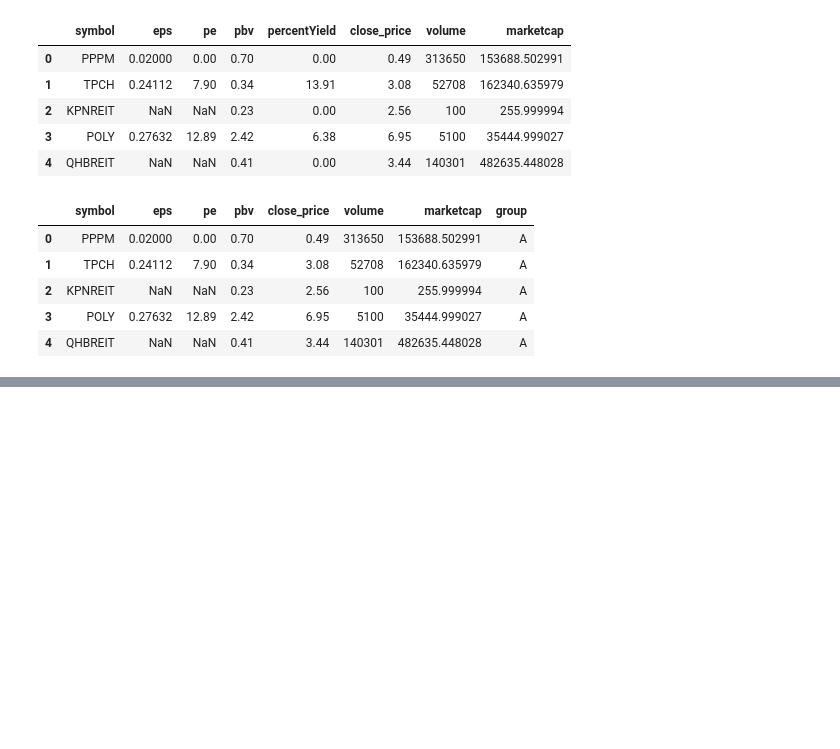
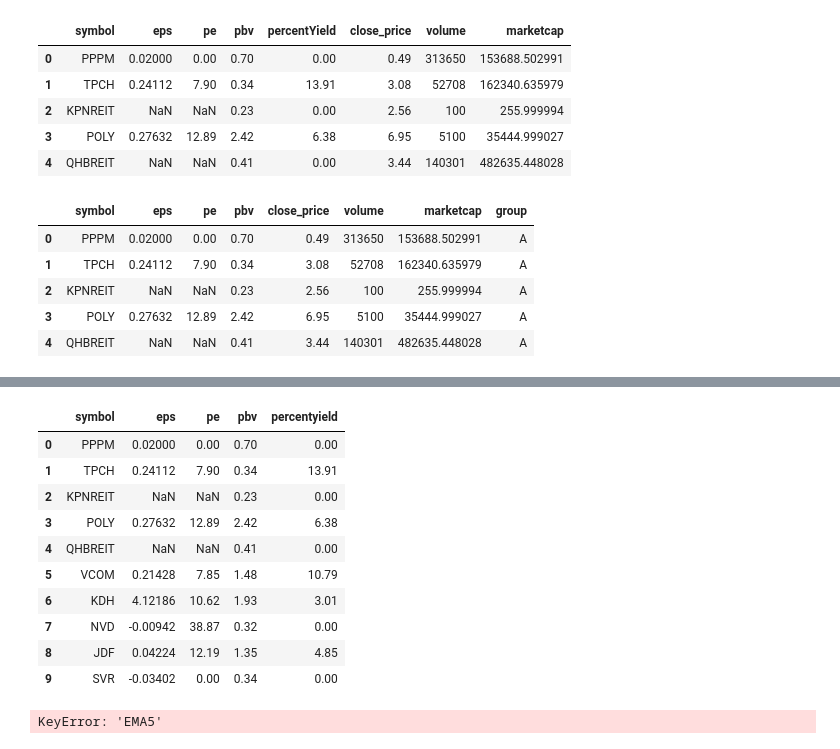
Before and after one commit to phqsuema123/Stock-quadrant-quantitative-analysis-using-deep-learning-classification, a Jupyter notebook: Model(quandrant)/final_code2.ipynb, the cells around one changed output, grey strips where cells are left out. Saved outputs shown, nothing was run; the diff lists cells and outputs as text; code cells hidden in the pictures; blank space fills up the shorter version.

```diff
--- a/Model(quandrant)/final_code2.ipynb
+++ b/Model(quandrant)/final_code2.ipynb
@@ -239,0 +384,18 @@ df_merged['quadrant'] = df_merged['group'] + df_merged['trend_group']
+# %%
+rows_fin2 = session.execute("""
+    SELECT symbol,eps,pe,pbv,percentYield FROM financal_data_fromsettradeAPI ALLOW FILTERING
+""")
+df_fundamental= pd.DataFrame(rows_fin2)
+df_fundamental.head(10)
+# %% [output]
+|  | symbol | eps | pe | pbv | percentyield |
+| 0 | PPPM | 0.02000 | 0.00 | 0.70 | 0.00 |
+| 1 | TPCH | 0.24112 | 7.90 | 0.34 | 13.91 |
+| 2 | KPNREIT | NaN | NaN | 0.23 | 0.00 |
+| 3 | POLY | 0.27632 | 12.89 | 2.42 | 6.38 |
+| 4 | QHBREIT | NaN | NaN | 0.41 | 0.00 |
+| 5 | VCOM | 0.21428 | 7.85 | 1.48 | 10.79 |
+| 6 | KDH | 4.12186 | 10.62 | 1.93 | 3.01 |
+| 7 | NVD | -0.00942 | 38.87 | 0.32 | 0.00 |
+| 8 | JDF | 0.04224 | 12.19 | 1.35 | 4.85 |
+| 9 | SVR | -0.03402 | 0.00 | 0.34 | 0.00 |
@@ -239,0 +430,44 @@ df_merged['quadrant'] = df_merged['group'] + df_merged['trend_group']
+# %%
+import pandas as pd
+import numpy as np
+
+# ✅ ค่า band_pct สำหรับตรวจสอบ sideway zone
+band_pct = 0.015  # 1.5%
+
+# ✅ ตัวอย่าง DataFrame ที่คุณมีอยู่แล้ว (แทนด้วย df_candle)
+# ต้องมีคอลัมน์: Close, RSI, EMA5, EMA15, EMA35, EMA89, EMA200
+
+def classify_trend(row):
+    # ✅ A: Overbought / แรงมาก
+    if row['close_price'] >= row['EMA5'] and row['RSI'] >= 70:
+        return 'a'
+
+    # ✅ B: ขาขึ้นชัดเจน
+    elif row['close_price'] >= row['EMA35'] and row['EMA35'] >= row['EMA89']:
+        return 'b'
+
+    # ✅ C: Sideway เหนือ EMA89
+    elif (row['close_price'] >= row['EMA89']):
+        emas = [row['EMA5'], row['EMA15'], row['EMA35'], row['EMA89']]
+        band = (max(emas) - min(emas)) / np.mean(emas)
+        if band <= band_pct:
+            return 'c'
+
+    # ✅ D: ขาลง
+    elif row['close_price'] < row['EMA89'] and row['close_price'] < row['EMA200'] and row['EMA89'] < row['EMA200']:
+        return 'd'
+
+    # ✅ E: Crash / ร่วงหนัก
+    elif (
+        row['close_price'] < row['EMA5'] < row['EMA15'] < row['EMA35'] < row['EMA89'] < row['EMA200']
+        and row['RSI'] <= 30
+    ):
+        return 'e'
+
+    # ✅ Default: ไม่เข้าเงื่อนไขใดเลย
+    return 'unclassified'
+
+# ✅ Apply ฟังก์ชันกับ DataFrame
+df['trend_group'] = df.apply(classify_trend, axis=1)
+# %% [output]
+KeyError: 'EMA5'
```
Also changed, not shown: parts of 10 cells of this notebook, 1 other file.
